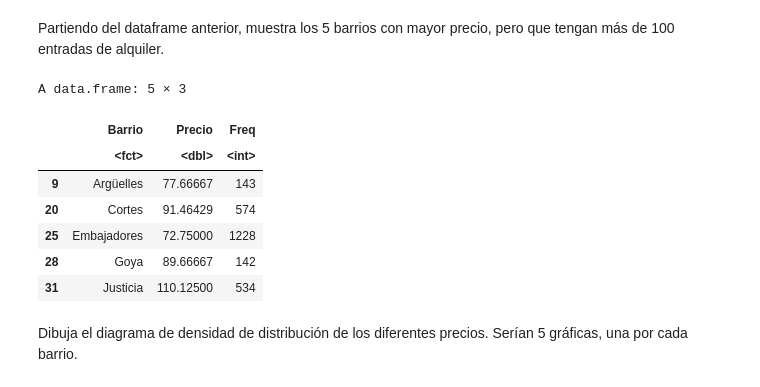
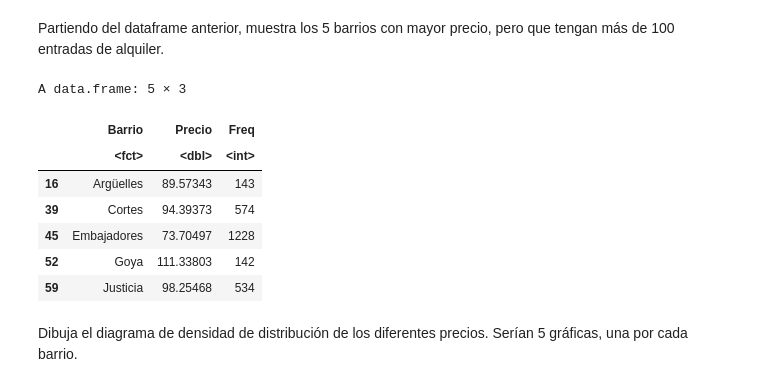
Before and after one commit to angelOlivares/estadisticaR, a Jupyter notebook: 0-PracticaFinal.ipynb, the cells around one changed output. Saved outputs shown, nothing was run; the diff lists cells and outputs as text; code cells hidden in the pictures.

```diff
--- a/0-PracticaFinal.ipynb
+++ b/0-PracticaFinal.ipynb
@@ -506,8 +432,8 @@ Embajadores Universidad     Palacio         Sol      Cortes
 
 Ayuda: Usa la función aggregate `aggregate(.~colname,df,mean,na.rm=TRUE)`
 # %%
-abnbBarrioAgg<-aggregate(.~Barrio,airbnb_entire,mean,na.rm=TRUE)
-abnbBarrioAgg[order(abnbBarrioAgg$Precio, decreasing = T),][1:5,c(1,7)]
+abnbBarrioAgg<-aggregate(Precio~Barrio,airbnb_entire,mean,na.rm=T)
+abnbBarrioAgg[order(abnbBarrioAgg$Precio, decreasing = T),][1:5,]
 # %% [output]
 A data.frame: 5 × 2
 |  | Barrio | Precio |
@@ -540,16 +466,16 @@ A data.frame: 5 × 2
 # %% [markdown]
 Partiendo del dataframe anterior, muestra los 5 barrios con mayor precio, pero que tengan más de 100 entradas de alquiler.
 # %%
-abnbBarrioFreq[order(abnbBarrioFreq$Precio, decreasing = T)  & abnbBarrioFreq$Freq > 100 ,c(1,7,9)][1:5,]
+abnbBarrioFreq[order(abnbBarrioFreq$Precio, decreasing = T)  & abnbBarrioFreq$Freq > 100 ,][1:5,]
 # %% [output]
 A data.frame: 5 × 3
 |  | Barrio | Precio | Freq |
 |  | <fct> | <dbl> | <int> |
-| 9 | Argüelles | 77.66667 | 143 |
-| 20 | Cortes | 91.46429 | 574 |
-| 25 | Embajadores | 72.75000 | 1228 |
-| 28 | Goya | 89.66667 | 142 |
-| 31 | Justicia | 110.12500 | 534 |
+| 16 | Argüelles | 89.57343 | 143 |
+| 39 | Cortes | 94.39373 | 574 |
+| 45 | Embajadores | 73.70497 | 1228 |
+| 52 | Goya | 111.33803 | 142 |
+| 59 | Justicia | 98.25468 | 534 |
 # %% [markdown]
 Dibuja el diagrama de densidad de distribución de los diferentes precios. Serían 5 gráficas, una por cada barrio.
 # %%
```
Also changed, not shown: parts of 13 cells of this notebook.
